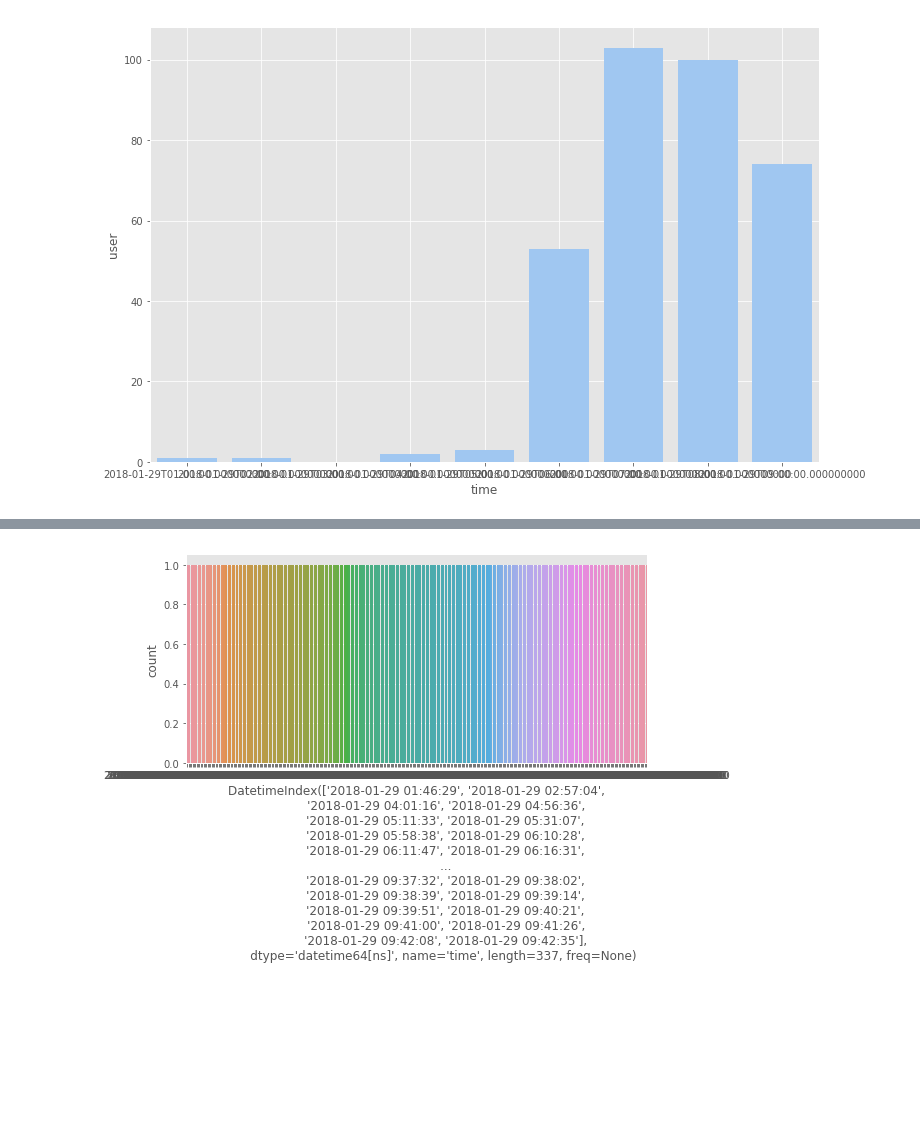
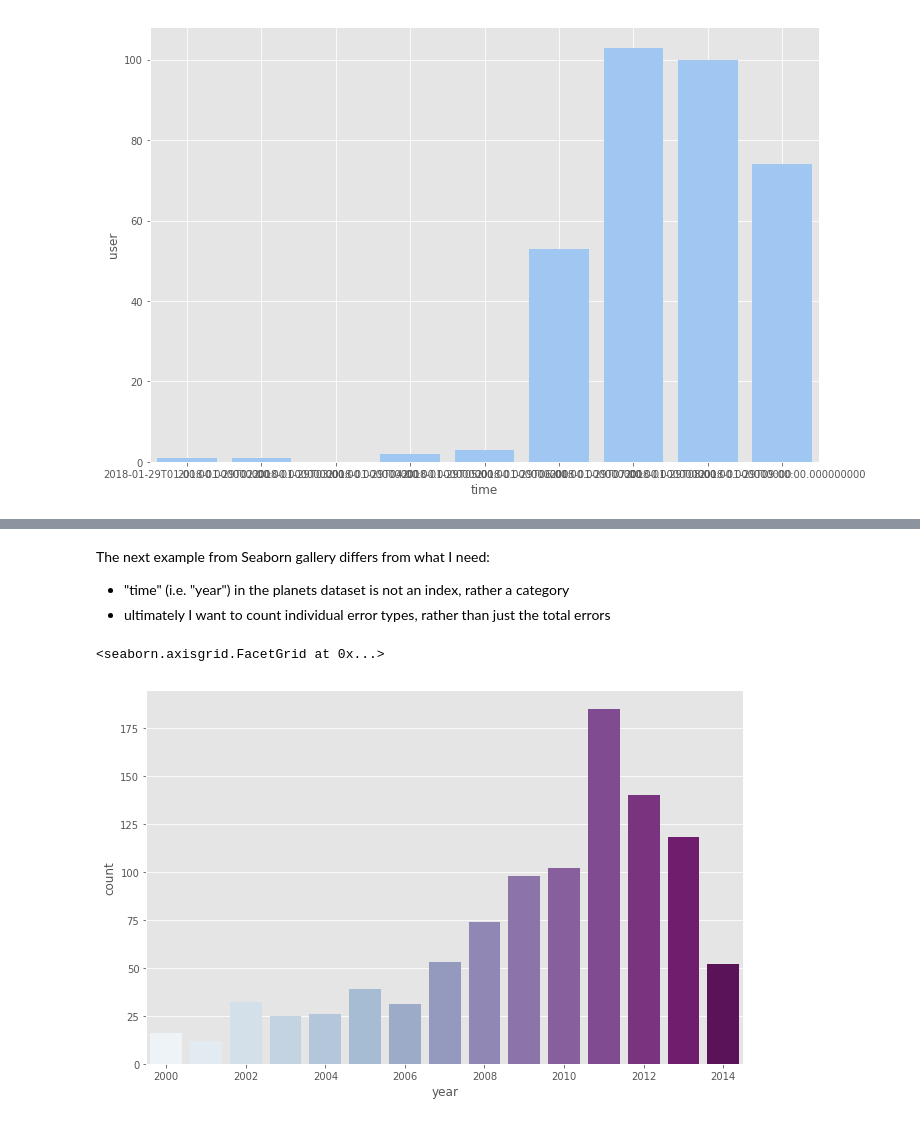
Before and after one commit to bobev18/errlogana, a Jupyter notebook: Log Error Analysis.ipynb, the cells around one changed output, grey strips where cells are left out. Saved outputs shown, nothing was run; the diff lists cells and outputs as text; code cells hidden in the pictures; blank space fills up the shorter version.

Commit message:
explores more graph options

```diff
--- a/Log Error Analysis.ipynb
+++ b/Log Error Analysis.ipynb
@@ -712,4 +718,15 @@ plt.show()
+# %% [markdown]
+The next example from Seaborn gallery differs from what I need:
+* "time" (i.e. "year") in the planets dataset is not an index, rather a category
+* ultimately I want to count individual error types, rather than just the total errors
 # %%
-g = sns.factorplot(x=udf.index, data=udf, kind="count", size=6, aspect=1.5)
+planets = sns.load_dataset("planets")
+planets.head()
+
+years = np.arange(2000, 2015)
+g = sns.factorplot(x="year", data=planets, kind="count",
+                   palette="BuPu", size=6, aspect=1.5, order=years)
+g.set_xticklabels(step=2)
 # %% [output]
+<seaborn.axisgrid.FacetGrid at 0x...>
-[figure, old version]
+[figure, new version]
```
Also changed, not shown: parts of 40 cells of this notebook.
